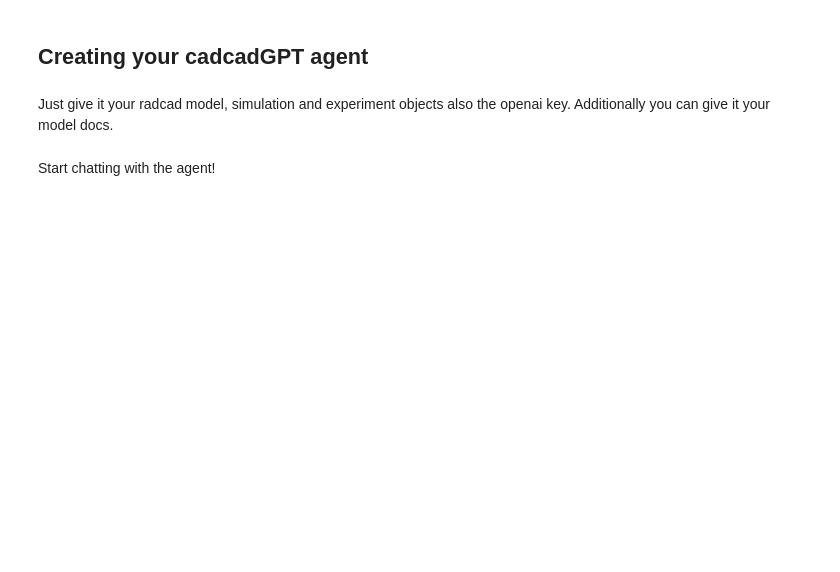
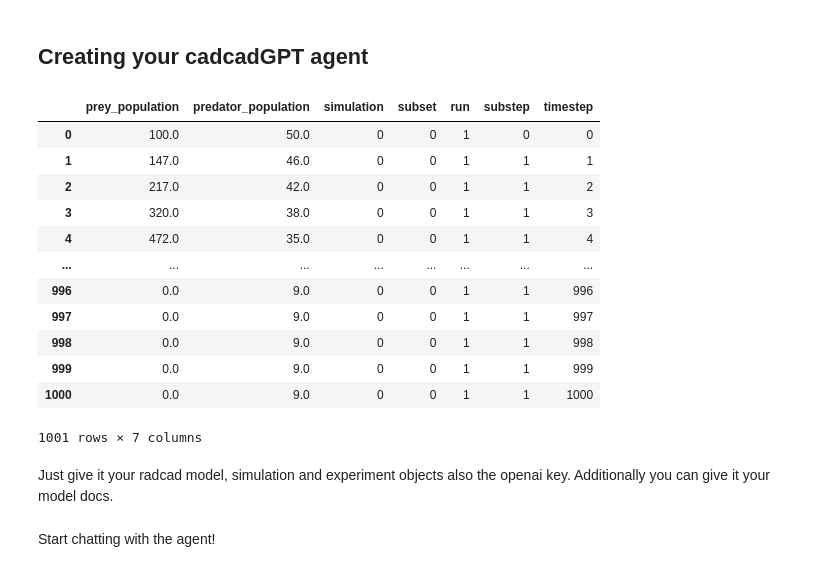
Before and after one commit to rororowyourboat/CadCAD_GPT, a Jupyter notebook: experiments.ipynb, the cells around one changed output. Cells and saved outputs as stored; diff of their text form; code cells hidden in the pictures; blank space fills up the shorter version.

```diff
--- a/cadcad_gpt/experiments.ipynb
+++ b/experiments.ipynb
@@ -14,3 +14,22 @@ openai_key = os.getenv('OPENAI_KEY')
 ## Creating your cadcadGPT agent
 # %%
 from cadcad_gpt import CadCAD_GPT
+# %%
+import pandas as pd
+df = pd.DataFrame(experiment.run())
+# %%
+df
+# %% [output]
+|  | prey_population | predator_population | simulation | subset | run | substep | timestep |
+| 0 | 100.0 | 50.0 | 0 | 0 | 1 | 0 | 0 |
+| 1 | 147.0 | 46.0 | 0 | 0 | 1 | 1 | 1 |
+| 2 | 217.0 | 42.0 | 0 | 0 | 1 | 1 | 2 |
+| 3 | 320.0 | 38.0 | 0 | 0 | 1 | 1 | 3 |
+| 4 | 472.0 | 35.0 | 0 | 0 | 1 | 1 | 4 |
+| ... | ... | ... | ... | ... | ... | ... | ... |
+| 996 | 0.0 | 9.0 | 0 | 0 | 1 | 1 | 996 |
+| 997 | 0.0 | 9.0 | 0 | 0 | 1 | 1 | 997 |
+| 998 | 0.0 | 9.0 | 0 | 0 | 1 | 1 | 998 |
+| 999 | 0.0 | 9.0 | 0 | 0 | 1 | 1 | 999 |
+| 1000 | 0.0 | 9.0 | 0 | 0 | 1 | 1 | 1000 |
+1001 rows × 7 columns
```
Also changed, not shown: parts of 7 cells of this notebook, 16 other files.
